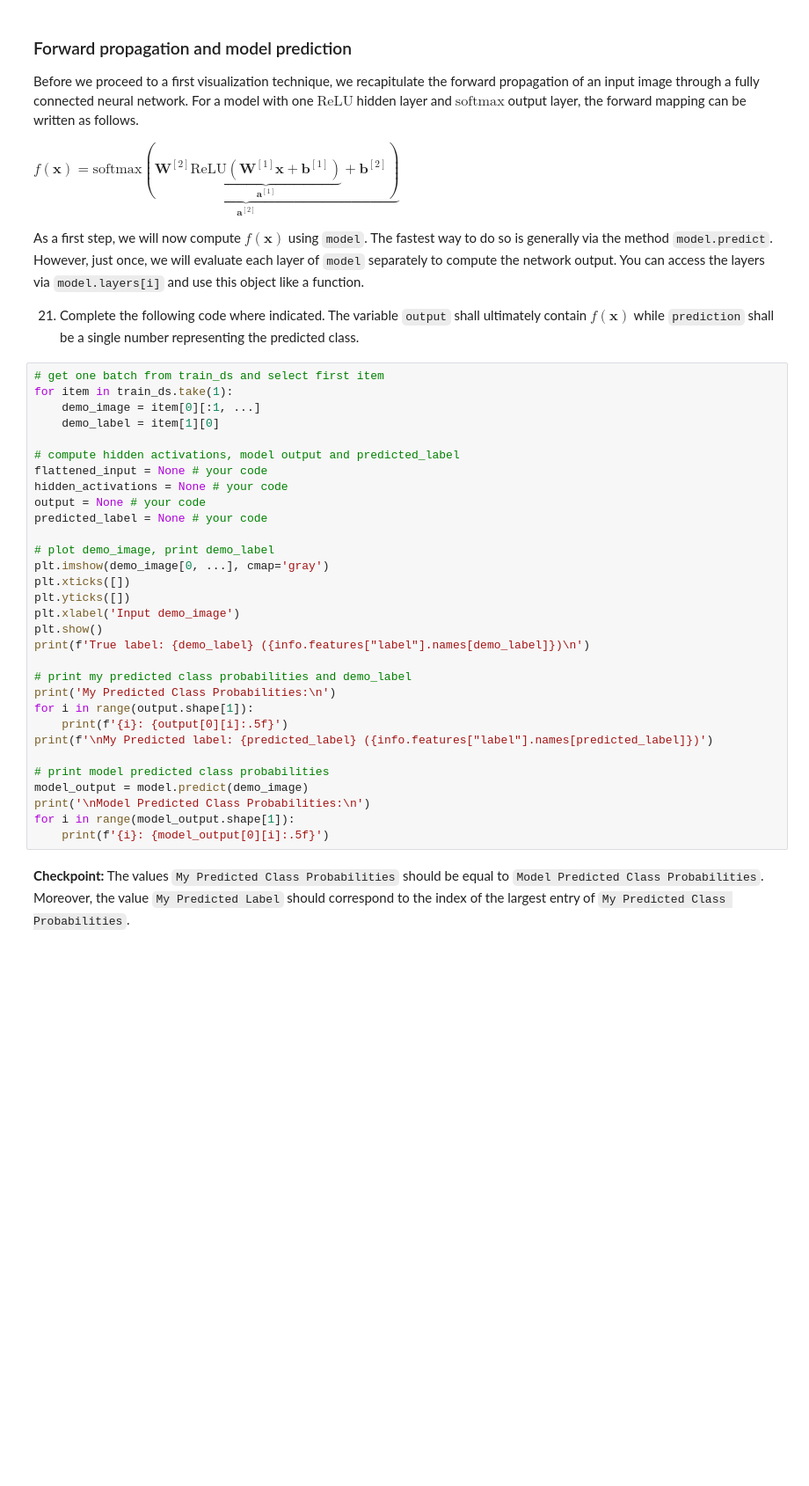
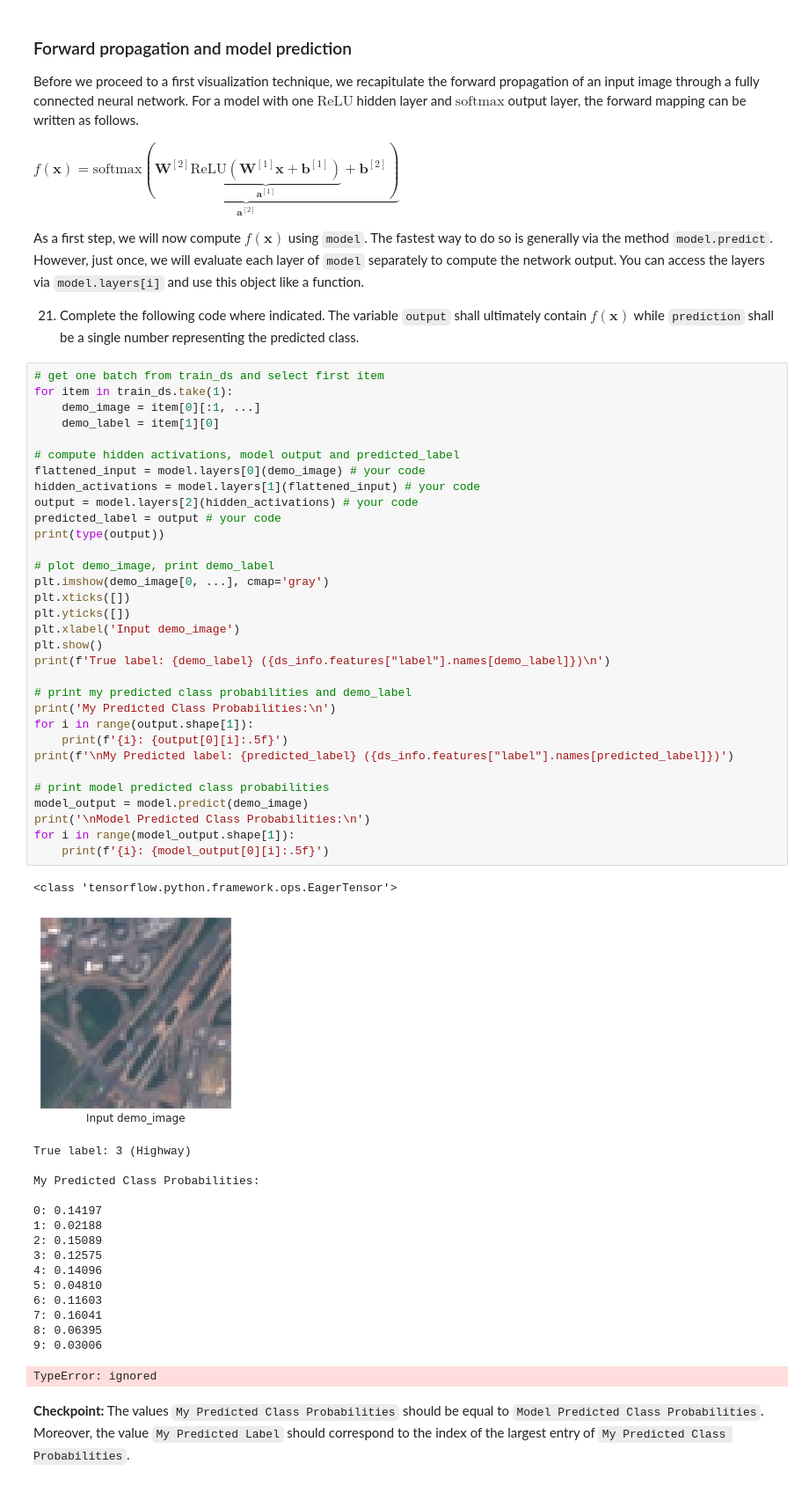
Before and after one commit to ak06645/Project_1, a Jupyter notebook: project_1.ipynb, the cells around one changed output. Shown: that part at 88% size. Cells and saved outputs as stored; diff of their text form; blank space fills up the shorter version.

Commit message:
stopped on model prediction

````diff
--- a/project_1.ipynb
+++ b/project_1.ipynb
@@ -349,34 +362,53 @@
 # %%
 # get one batch from train_ds and select first item
 for item in train_ds.take(1):
     demo_image = item[0][:1, ...]
     demo_label = item[1][0]
 
 # compute hidden activations, model output and predicted_label
-flattened_input = None # your code
-hidden_activations = None # your code
-output = None # your code
-predicted_label = None # your code
+flattened_input = model.layers[0](demo_image) # your code
+hidden_activations = model.layers[1](flattened_input) # your code
+output = model.layers[2](hidden_activations) # your code
+predicted_label = output # your code
+print(type(output))
 
 # plot demo_image, print demo_label
 plt.imshow(demo_image[0, ...], cmap='gray')
 plt.xticks([])
 plt.yticks([])
 plt.xlabel('Input demo_image')
 plt.show()
-print(f'True label: {demo_label} ({info.features["label"].names[demo_label]})\n')
+print(f'True label: {demo_label} ({ds_info.features["label"].names[demo_label]})\n')
 
 # print my predicted class probabilities and demo_label
 print('My Predicted Class Probabilities:\n')
 for i in range(output.shape[1]):
     print(f'{i}: {output[0][i]:.5f}')
-print(f'\nMy Predicted label: {predicted_label} ({info.features["label"].names[predicted_label]})')
+print(f'\nMy Predicted label: {predicted_label} ({ds_info.features["label"].names[predicted_label]})')
 
 # print model predicted class probabilities
 model_output = model.predict(demo_image)
 print('\nModel Predicted Class Probabilities:\n')
 for i in range(model_output.shape[1]):
     print(f'{i}: {model_output[0][i]:.5f}')
+# %% [output]
+<class 'tensorflow.python.framework.ops.EagerTensor'>
+[figure, added]
+True label: 3 (Highway)
+
+My Predicted Class Probabilities:
+
+0: 0.14197
+1: 0.02188
+2: 0.15089
+3: 0.12575
+4: 0.14096
+5: 0.04810
+6: 0.11603
+7: 0.16041
+8: 0.06395
+9: 0.03006
+TypeError: ignored
 # %% [markdown]
 **Checkpoint:** The values ```My Predicted Class Probabilities``` should be equal to ```Model Predicted Class Probabilities```. Moreover, the value ```My Predicted Label``` should correspond to the index of the largest entry of ```My Predicted Class Probabilities```.
 # %% [markdown]
````
Also changed, not shown: parts of 6 cells of this notebook.
